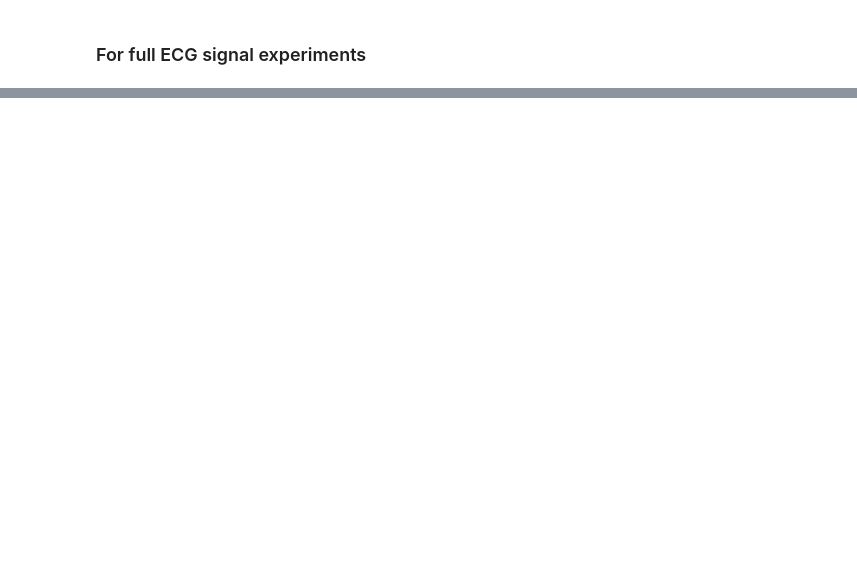
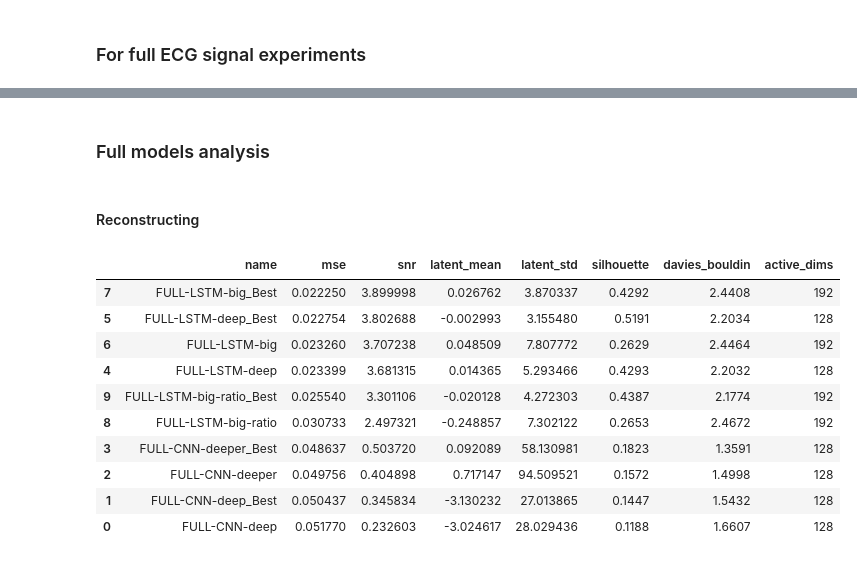
Before and after one commit to JHeczko/CardioLatentNet, a Jupyter notebook: report.ipynb, the cells around one changed output, grey strips where cells are left out. Drawn from its saved outputs; the diff is of its cells as text; code cells hidden in the pictures; blank space fills up the shorter version.

```diff
--- a/report.ipynb
+++ b/report.ipynb
@@ -45,6 +47,8 @@ df_hb[['name', 'mae', 'snr', 'latent_mean', 'latent_std', 'silhouette', 'davies_
 # %%
 df_full = None
 if full_stats is not None:
-    df = pd.DataFrame.from_dict(full_stats)
-    df.sort_values(by=["mse"], ascending=True, inplace=True)
-df_full
+    flat_df = [model for pair in full_stats for model in pair]
+
+    df_full = pd.DataFrame(flat_df)
+    df_full.sort_values(by=["mse"], ascending=True, inplace=True)
+#df_full
@@ -68,4 +178,19 @@ df_hb[['name', 'mae', 'snr', 'latent_mean', 'latent_std', 'silhouette', 'davies_
+# %% [markdown]
+### Full models analysis
+# %% [markdown]
+#### Reconstructing
 # %%
-if full_stats is not None:
-    df = pd.DataFrame.from_dict(full_stats)
-    df.sort_values(by=["mse"], ascending=True, inplace=True)
+df_full.sort_values(by=["mse"], ascending=True, inplace=True)
+df_full[['name', 'mse', 'snr', 'latent_mean', 'latent_std', 'silhouette', 'davies_bouldin','active_dims']].head(10)
+# %% [output]
+|  | name | mse | snr | latent_mean | latent_std | silhouette | davies_bouldin | active_dims |
+| 7 | FULL-LSTM-big_Best | 0.022250 | 3.899998 | 0.026762 | 3.870337 | 0.4292 | 2.4408 | 192 |
+| 5 | FULL-LSTM-deep_Best | 0.022754 | 3.802688 | -0.002993 | 3.155480 | 0.5191 | 2.2034 | 128 |
+| 6 | FULL-LSTM-big | 0.023260 | 3.707238 | 0.048509 | 7.807772 | 0.2629 | 2.4464 | 192 |
+| 4 | FULL-LSTM-deep | 0.023399 | 3.681315 | 0.014365 | 5.293466 | 0.4293 | 2.2032 | 128 |
+| 9 | FULL-LSTM-big-ratio_Best | 0.025540 | 3.301106 | -0.020128 | 4.272303 | 0.4387 | 2.1774 | 192 |
+| 8 | FULL-LSTM-big-ratio | 0.030733 | 2.497321 | -0.248857 | 7.302122 | 0.2653 | 2.4672 | 192 |
+| 3 | FULL-CNN-deeper_Best | 0.048637 | 0.503720 | 0.092089 | 58.130981 | 0.1823 | 1.3591 | 128 |
+| 2 | FULL-CNN-deeper | 0.049756 | 0.404898 | 0.717147 | 94.509521 | 0.1572 | 1.4998 | 128 |
+| 1 | FULL-CNN-deep_Best | 0.050437 | 0.345834 | -3.130232 | 27.013865 | 0.1447 | 1.5432 | 128 |
+| 0 | FULL-CNN-deep | 0.051770 | 0.232603 | -3.024617 | 28.029436 | 0.1188 | 1.6607 | 128 |
```
Also changed, not shown: parts of 34 cells of this notebook, 5 other files.
